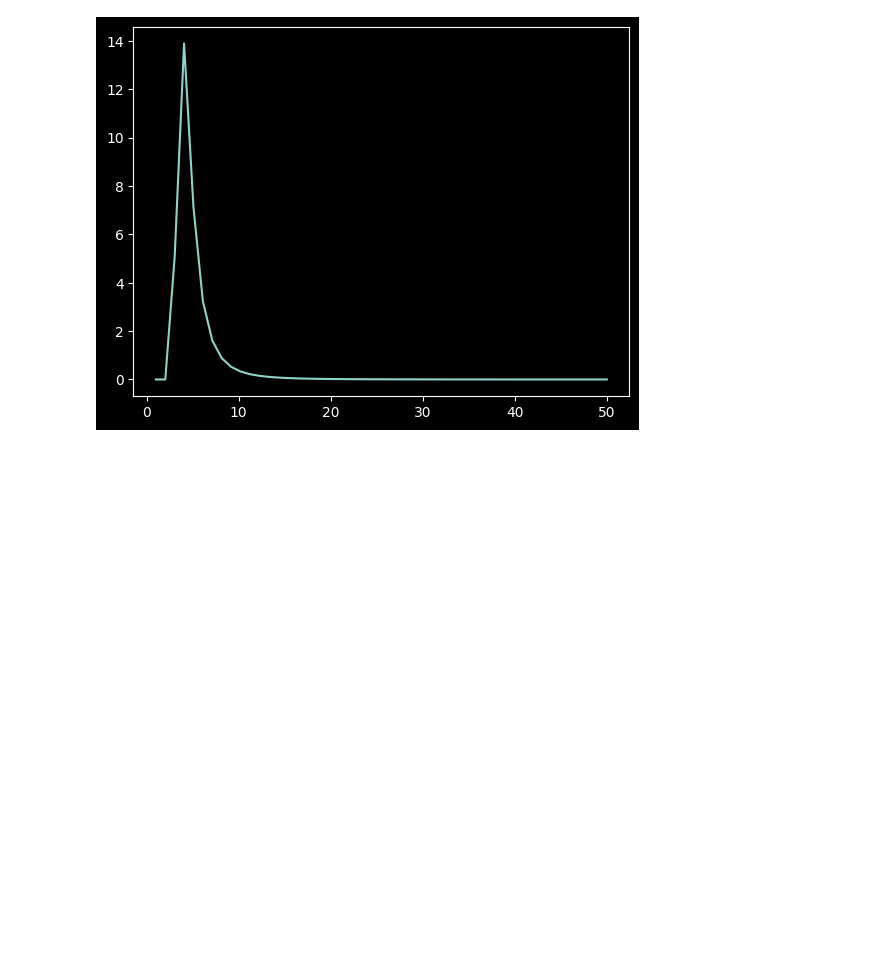
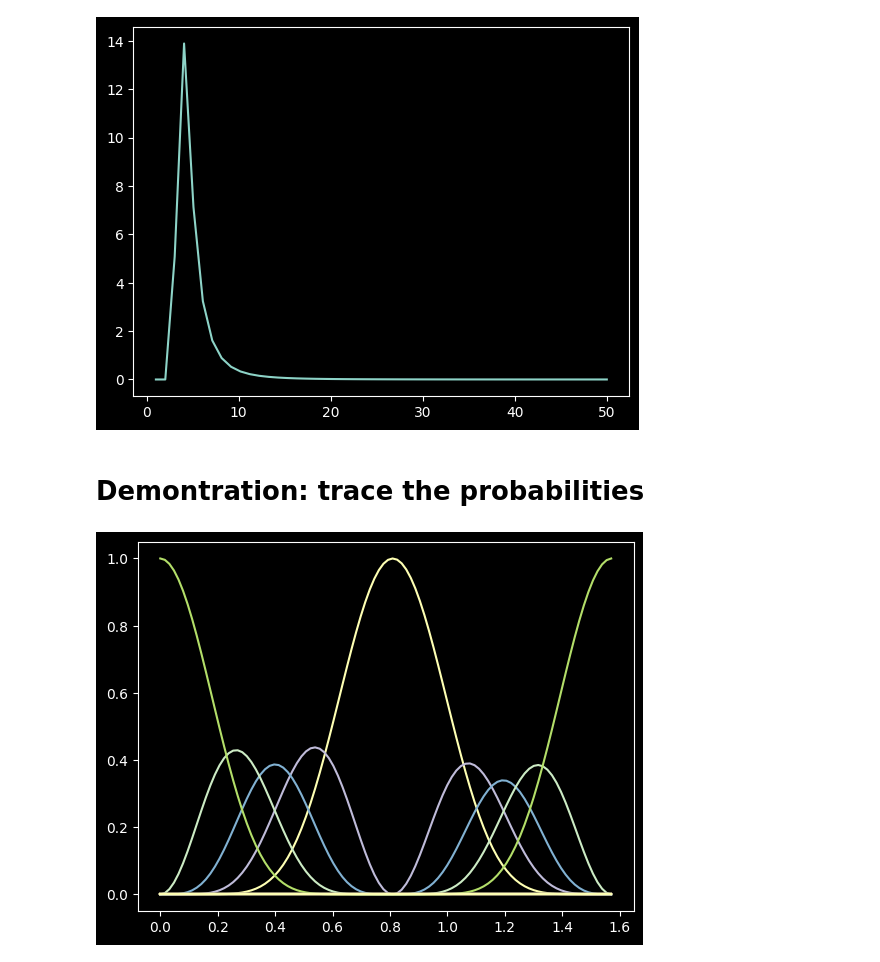
Before and after one commit to FelixXu35/Public_Projects, a Jupyter notebook: qiskit_evolution.ipynb, the cells around one changed output. Drawn from its saved outputs; the diff is of its cells as text; code cells hidden in the pictures; blank space fills up the shorter version.

```diff
--- a/qiskit_evolution.ipynb
+++ b/qiskit_evolution.ipynb
@@ -34,7 +34,7 @@ import numpy as np
 from scipy.constants import hbar
 import matplotlib.pyplot as plt
 
-def time_evo(N, t, n, fig_plot=False): # symbols are exactly the same as above
+def time_evo(N, t, n, fig_plot=False, prob=False): # symbols are exactly the same as above
     """
     calcuate the time evolution following the Hamiltonian above
     Args:
@@ -60,6 +60,9 @@ def time_evo(N, t, n, fig_plot=False): # symbols are exactly the same as above
     if fig_plot == True:
         display(qc.draw('mpl'))
 
+    if prob == True:
+        return list(np.abs(Statevector(qc))**2)
+
     # calculate the expected value
     epct_vle = 0
     sv = Statevector(qc).to_dict()
@@ -103,3 +106,13 @@ plt.plot(xx, error)
 plt.show()
 # %% [output]
 [figure]
+# %% [markdown]
+# Demontration: trace the probabilities
+# %%
+prob_trace = []
+time = np.linspace(0, np.pi/2, 100)
+for t in time:
+    prob_trace.append(time_evo(5, t, 50, fig_plot=False, prob=True))
+p = plt.plot(time, prob_trace)
+# %% [output]
+[figure, added]
```
